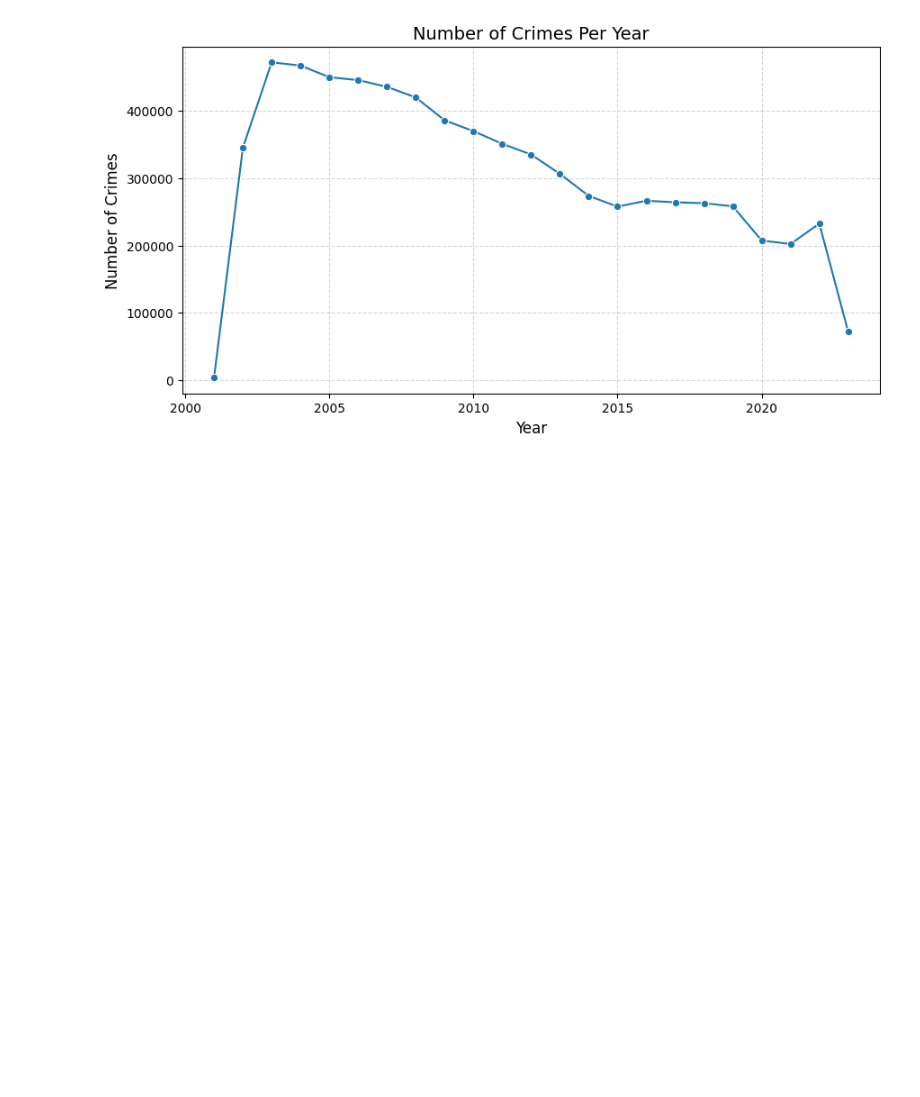
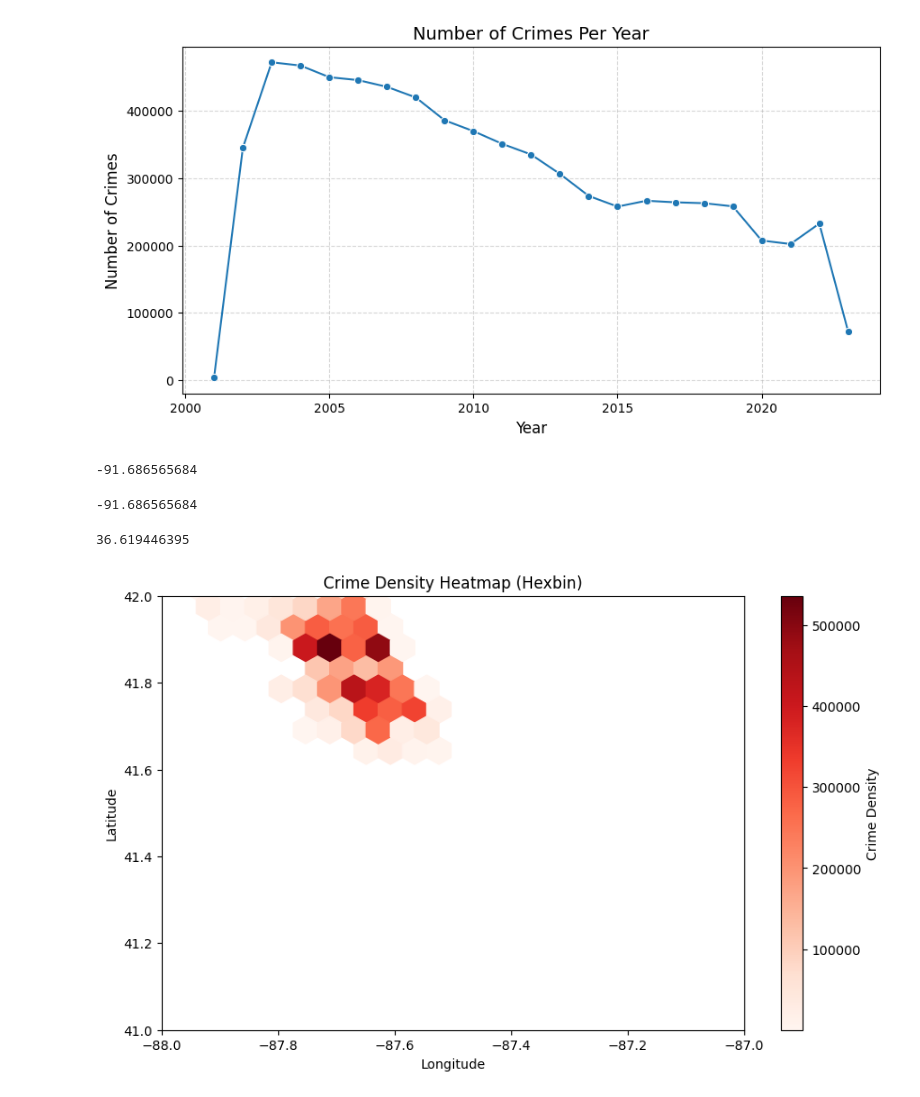
Before and after one commit to M-Hamza-Rao/Time-Base-Chicago-Crime-Rate-Predictive-Analysis, a Jupyter notebook: Crime_Rate_Analysis.ipynb, the cells around one changed output. Cells and saved outputs as stored; diff of their text form; code cells hidden in the pictures; blank space fills up the shorter version.

```diff
--- a/Crime_Rate_Analysis.ipynb
+++ b/Crime_Rate_Analysis.ipynb
@@ -179,3 +181,5 @@ df_cleaned.head()
+# %%
+df_cleaned = pd.read_pickle("crime_data.pkl")
 # %%
 crime_counts = df_cleaned['Primary Type'].value_counts().reset_index()
 crime_counts.columns = ['Crime Type', 'Count']
@@ -222,2 +215,32 @@ sns.kdeplot(
+# %%
+crime_data['Longitude'].min()
+# %% [output]
+-91.686565684
+# %%
+crime_data['Longitude'].min()
+# %% [output]
+-91.686565684
+# %%
+crime_data['Latitude'].min()
+# %% [output]
+36.619446395
+# %%
+plt.figure(figsize=(10, 6))
+
+plt.hexbin(
+    crime_data['Longitude'], crime_data['Latitude'],
+    gridsize=100, cmap='Reds', mincnt=1
+)
+
+plt.xlim(-88, -87)
+plt.ylim(41, 42)
+
+plt.colorbar(label="Crime Density")
+plt.xlabel("Longitude")
+plt.ylabel("Latitude")
+plt.title("Crime Density Heatmap (Hexbin)")
+plt.show()
+# %% [output]
+[figure, added]
 # %%
 print("hello")
```
Also changed, not shown: parts of 5 cells of this notebook.
